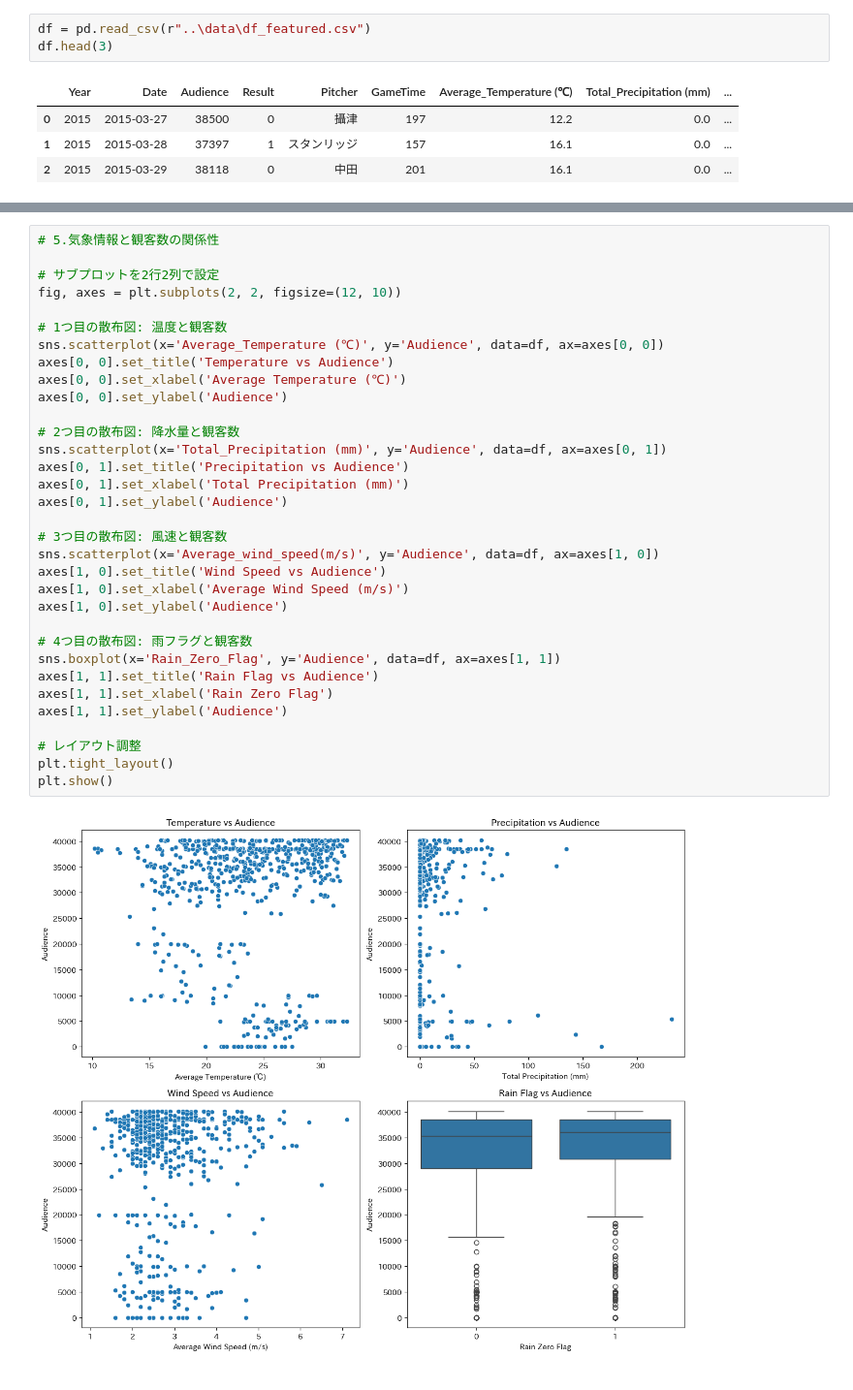
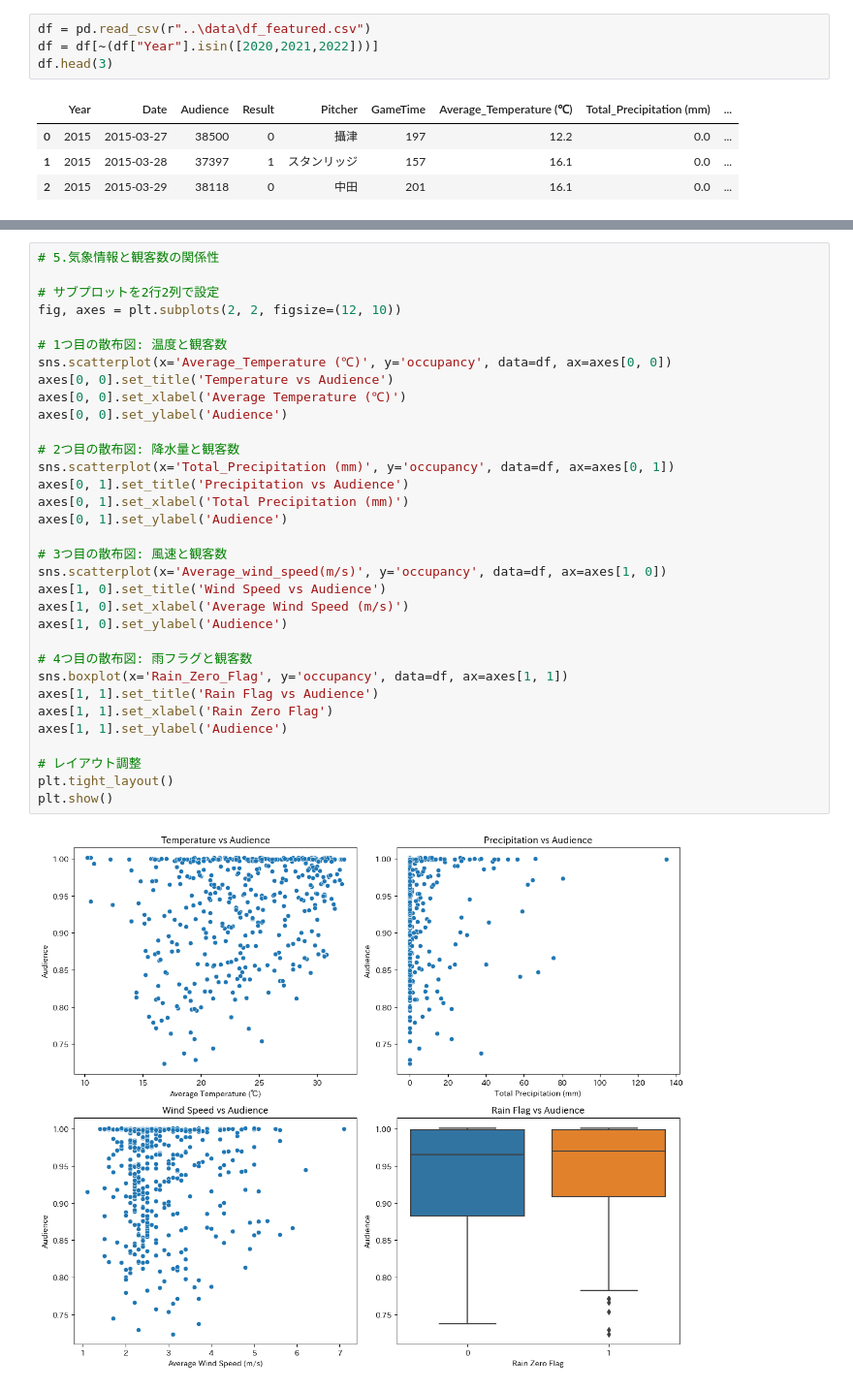
Before and after one commit to Doi-Ryota/NumberOfSpectatorsPrediction, a Jupyter notebook: notebook/04_exploratory_analysis.ipynb, the cells around one changed output, grey strips where cells are left out. Shown at 97% size. Cells and saved outputs as stored; diff of their text form.

```diff
--- a/notebook/04_exploratory_analysis.ipynb
+++ b/notebook/04_exploratory_analysis.ipynb
@@ -7,6 +11,7 @@ import matplotlib.dates as mdates
 pd.set_option("display.max_columns",None)
 # %%
 df = pd.read_csv(r"..\data\df_featured.csv")
+df = df[~(df["Year"].isin([2020,2021,2022]))]
 df.head(3)
 # %% [output]
 |  | Year | Date | Audience | Result | Pitcher | GameTime | Average_Temperature (℃) | Total_Precipitation (mm) | ... |
@@ -71,38 +76,38 @@ plt.show()
 # %%
 # 5.気象情報と観客数の関係性
 
 # サブプロットを2行2列で設定
 fig, axes = plt.subplots(2, 2, figsize=(12, 10))
 
 # 1つ目の散布図: 温度と観客数
-sns.scatterplot(x='Average_Temperature (℃)', y='Audience', data=df, ax=axes[0, 0])
+sns.scatterplot(x='Average_Temperature (℃)', y='occupancy', data=df, ax=axes[0, 0])
 axes[0, 0].set_title('Temperature vs Audience')
 axes[0, 0].set_xlabel('Average Temperature (℃)')
 axes[0, 0].set_ylabel('Audience')
 
 # 2つ目の散布図: 降水量と観客数
-sns.scatterplot(x='Total_Precipitation (mm)', y='Audience', data=df, ax=axes[0, 1])
+sns.scatterplot(x='Total_Precipitation (mm)', y='occupancy', data=df, ax=axes[0, 1])
 axes[0, 1].set_title('Precipitation vs Audience')
 axes[0, 1].set_xlabel('Total Precipitation (mm)')
 axes[0, 1].set_ylabel('Audience')
 
 # 3つ目の散布図: 風速と観客数
-sns.scatterplot(x='Average_wind_speed(m/s)', y='Audience', data=df, ax=axes[1, 0])
+sns.scatterplot(x='Average_wind_speed(m/s)', y='occupancy', data=df, ax=axes[1, 0])
 axes[1, 0].set_title('Wind Speed vs Audience')
 axes[1, 0].set_xlabel('Average Wind Speed (m/s)')
 axes[1, 0].set_ylabel('Audience')
 
 # 4つ目の散布図: 雨フラグと観客数
-sns.boxplot(x='Rain_Zero_Flag', y='Audience', data=df, ax=axes[1, 1])
+sns.boxplot(x='Rain_Zero_Flag', y='occupancy', data=df, ax=axes[1, 1])
 axes[1, 1].set_title('Rain Flag vs Audience')
 axes[1, 1].set_xlabel('Rain Zero Flag')
 axes[1, 1].set_ylabel('Audience')
 
 # レイアウト調整
 plt.tight_layout()
 plt.show()
 # %% [output]
-[figure, old version]
+[figure, new version]
 # %%
 import matplotlib.pyplot as plt
 
```
Also changed, not shown: parts of 8 cells of this notebook, 1 other file.
